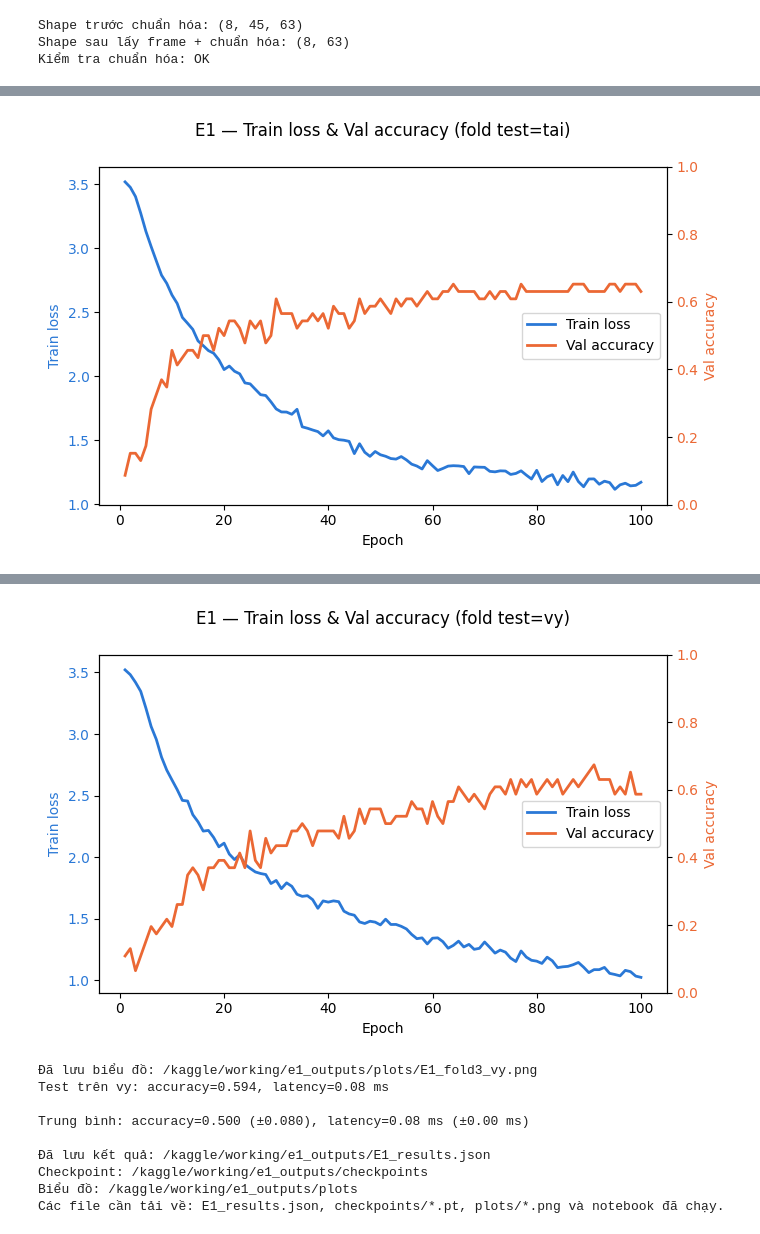
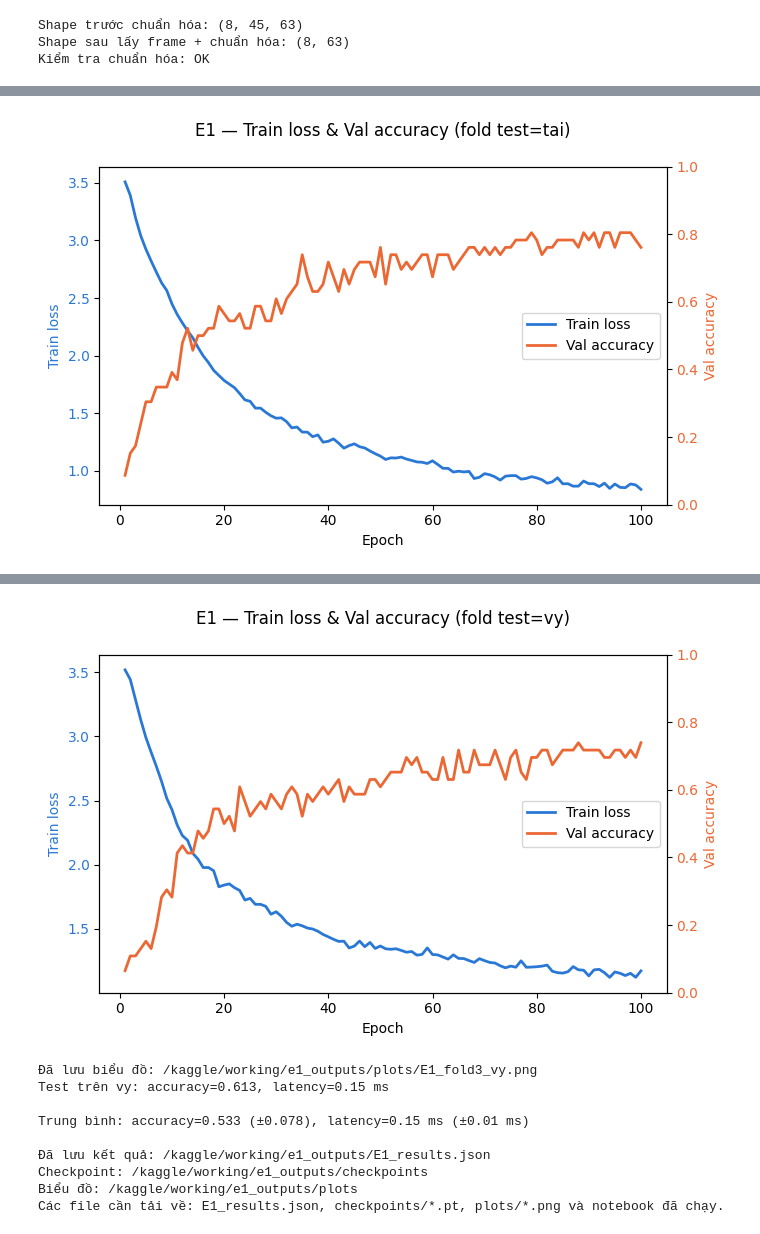
Before and after one commit to hauuto/vietnamese-sign-language-detection, a Jupyter notebook: notebooks/E1/e1-landmark-normalization.ipynb, the cells around one changed output, grey strips where cells are left out. Cells and saved outputs as stored; diff of their text form; code cells hidden in the pictures.

Commit message:
Add augmentation for train data and test data

```diff
--- a/notebooks/E1/e1-landmark-normalization.ipynb
+++ b/notebooks/E1/e1-landmark-normalization.ipynb
@@ -279,6 +283,17 @@ class E1Strategy:
         return normalized.reshape(selected.shape[0], -1).astype(np.float32)
 
     @staticmethod
+    def flip_horizontal(X: np.ndarray) -> np.ndarray:
+        """Mirror normalized landmarks across x; swap Left/Right slots when present."""
+        if X.ndim != 2 or X.shape[1] not in (63, 126):
+            raise ValueError(f"Expected landmark vectors (N, 63/126), got {X.shape}")
+        hands = X.reshape(X.shape[0], -1, 21, 3).copy()
+        hands[..., 0] *= -1  # Wrist-centered x coordinates mirror by sign change.
+        if hands.shape[1] == 2:
+            hands = hands[:, ::-1].copy()
+        return hands.reshape(X.shape)
+
+    @staticmethod
     def split_train_validation(y: np.ndarray, seed: int):
         """Chia train/validation có phân tầng theo lớp, chỉ từ ba người train."""
         rng = np.random.default_rng(seed)  # RNG cục bộ để chia dữ liệu tái lập được.
@@ -308,6 +323,9 @@ class E1Strategy:
         train_indices, validation_indices = self.split_train_validation(y_train, fold_seed)
         X_fit, y_fit = X_train[train_indices], y_train[train_indices]
         X_validation, y_validation = X_train[validation_indices], y_train[validation_indices]
+        # Split first so a mirrored validation sample cannot leak into fitting.
+        X_fit = np.concatenate((X_fit, self.flip_horizontal(X_fit)), axis=0)
+        y_fit = np.concatenate((y_fit, y_fit), axis=0)
 
         # Giữ kiến trúc và siêu tham số giống E0 để so sánh ablation công bằng.
         model = MLPClassifier(X_fit.shape[1], len(ALL_CLASSES)).to(DEVICE)
@@ -380,6 +398,8 @@ class E1Strategy:
             "experiment": "E1",
             "test_person": test_person,
             "frame_index": FRAME_INDEX,
+            "horizontal_flip_train": True,
+            "horizontal_flip_test_tta": True,
             "input_dim": int(X_fit.shape[1]),
             "classes": ALL_CLASSES,
             "best_epoch": best_epoch,
@@ -394,28 +414,29 @@ class E1Strategy:
         return model
 
     def predict(self, model_state, X_test) -> np.ndarray:
-        """Suy luận toàn bộ X_test và trả về chỉ số lớp có logit lớn nhất."""
+        """Average original and mirrored logits, then choose one label per sample."""
         model_state.eval()
-        # Tắt tính toán gradient và tính toán loss để tiết kiệm bộ nhớ.
         with torch.inference_mode():
-            features = torch.from_numpy(X_test).float().to(DEVICE)
-            return model_state(features).argmax(dim=1).cpu().numpy()
+            original = torch.from_numpy(X_test).float().to(DEVICE)
+            flipped = torch.from_numpy(self.flip_horizontal(X_test)).float().to(DEVICE)
+            logits = (model_state(original) + model_state(flipped)) / 2
+            return logits.argmax(dim=1).cpu().numpy()
 
     def measure_latency(self, model_state, X_sample) -> float:
-        """Đo latency trung bình của một mẫu qua 100 lượt suy luận CPU."""
-        # CPU phản ánh mục tiêu demo phổ thông; nhớ thiết bị cũ để phục hồi sau phép đo.
+        """Measure the CPU inference time for original and mirrored inputs."""
         original_device = next(model_state.parameters()).device
         model_state.to("cpu").eval()
         sample = torch.from_numpy(X_sample).float()
+        flipped = torch.from_numpy(self.flip_horizontal(X_sample)).float()
         with torch.inference_mode():
-            # Warm-up 10 lượt để loại chi phí khởi tạo khỏi thống kê.
             for _ in range(10):
                 model_state(sample)
+                model_state(flipped)
             elapsed_ms = []
-            # perf_counter có độ phân giải cao, phù hợp đo khoảng thời gian rất ngắn.
             for _ in range(100):
                 start = time.perf_counter()
                 model_state(sample)
+                model_state(flipped)
                 elapsed_ms.append((time.perf_counter() - start) * 1000.0)
         model_state.to(original_device)
         return float(np.mean(elapsed_ms))
@@ -447,9 +473,11 @@ accuracies = [result["accuracy"] for result in results]
 latencies = [result["latency_ms"] for result in results]
 summary = {
     "experiment": "E1",
-    "description": "MLP frame index=22, wrist-centering và scale-normalization",
+    "description": "MLP frame index=22, wrist-centering, scale-normalization, horizontal flip train/test",
     "configuration": {
         "frame_index": FRAME_INDEX,
+        "horizontal_flip_train": True,
+        "horizontal_flip_test_tta": True,
         "epochs": EPOCHS,
         "learning_rate": LEARNING_RATE,
         "batch_size": BATCH_SIZE,
@@ -504,3 +532,3 @@ Chọn epoch 64/100, val_acc=0.652
 Đã lưu checkpoint: /kaggle/working/e1_outputs/checkpoints/E1_fold2_tai.pt
-[figure, old version]
+[figure, new version]
 Đã lưu biểu đồ: /kaggle/working/e1_outputs/plots/E1_fold2_tai.png
@@ -516,9 +544,9 @@ Chọn epoch 91/100, val_acc=0.674
 Đã lưu checkpoint: /kaggle/working/e1_outputs/checkpoints/E1_fold3_vy.pt
-[figure, old version]
+[figure, new version]
 Đã lưu biểu đồ: /kaggle/working/e1_outputs/plots/E1_fold3_vy.png
-Test trên vy: accuracy=0.594, latency=0.08 ms
+Test trên vy: accuracy=0.613, latency=0.15 ms
 
-Trung bình: accuracy=0.500 (±0.080), latency=0.08 ms (±0.00 ms)
+Trung bình: accuracy=0.533 (±0.078), latency=0.15 ms (±0.01 ms)
 
 Đã lưu kết quả: /kaggle/working/e1_outputs/E1_results.json
 Checkpoint: /kaggle/working/e1_outputs/checkpoints
```
Also changed, not shown: parts of 5 cells of this notebook, 5 other files.
